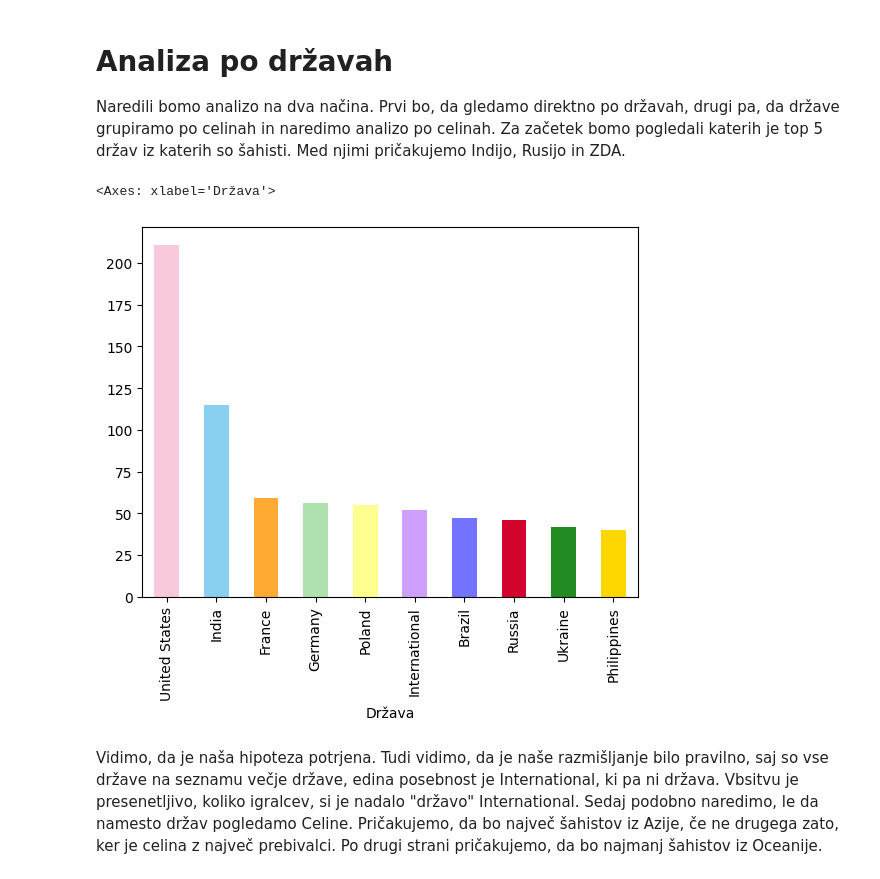
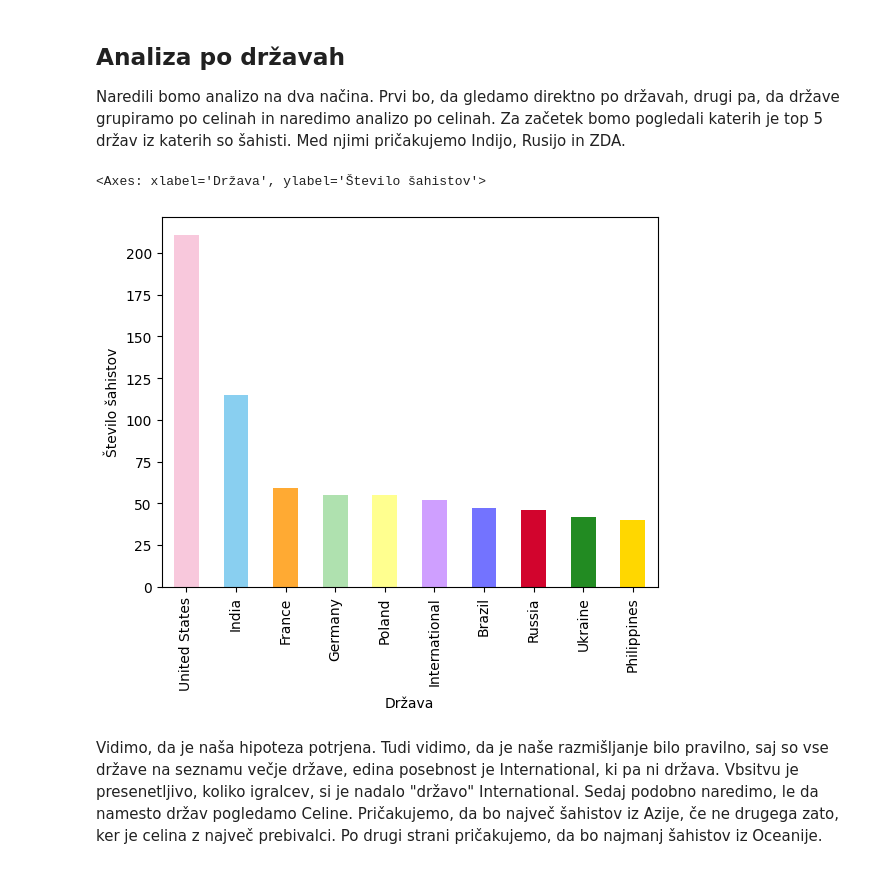
Before and after one commit to Matic-Pogorelec/Uvod_v_programiranje, a Jupyter notebook: analiza.ipynb, the cells around one changed output. Drawn from its saved outputs; the diff is of its cells as text; code cells hidden in the pictures.

```diff
--- a/analiza.ipynb
+++ b/analiza.ipynb
@@ -20,16 +22,16 @@ sahisti[["Rang", "Id","Uporabniško ime","Elo","Naslov","Ime","Priimek","Država
 1500 rows × 8 columns
 # %% [markdown]
-# Analiza po državah
+## Analiza po državah
 Naredili bomo analizo na dva načina. Prvi bo, da gledamo direktno po državah, drugi pa, da države grupiramo po celinah in naredimo analizo po celinah. Za začetek bomo pogledali katerih je top 5 držav iz katerih so šahisti. Med njimi pričakujemo Indijo, Rusijo in ZDA.
 # %%
 barve = ["#F8C8DC","#89CFF0","#FFAA33",
 "#AFE1AF","#FFFF8F","#CF9FFF",
 "#7373FF","#D2042D","#228B22",
 "#FFD700"]
-sahisti["Država"].value_counts().head(10).plot(kind = "bar",color = barve)
+sahisti["Država"].value_counts().head(10).plot(kind = "bar",ylabel = "Število šahistov", color = barve)
 # %% [output]
-<Axes: xlabel='Država'>
+<Axes: xlabel='Država', ylabel='Število šahistov'>
-[figure, old version]
+[figure, new version]
 # %% [markdown]
 Vidimo, da je naša hipoteza potrjena. Tudi vidimo, da je naše razmišljanje bilo pravilno, saj so vse države na seznamu večje države, edina posebnost je International, ki pa ni država. Vbsitvu je presenetljivo, koliko igralcev, si je nadalo "državo" International. Sedaj podobno naredimo, le da namesto držav pogledamo Celine. Pričakujemo, da bo največ šahistov iz Azije, če ne drugega zato, ker je celina z največ prebivalci. Po drugi strani pričakujemo, da bo najmanj šahistov iz Oceanije.
 # %%
```
Also changed, not shown: parts of 29 cells of this notebook, 2 other files.
